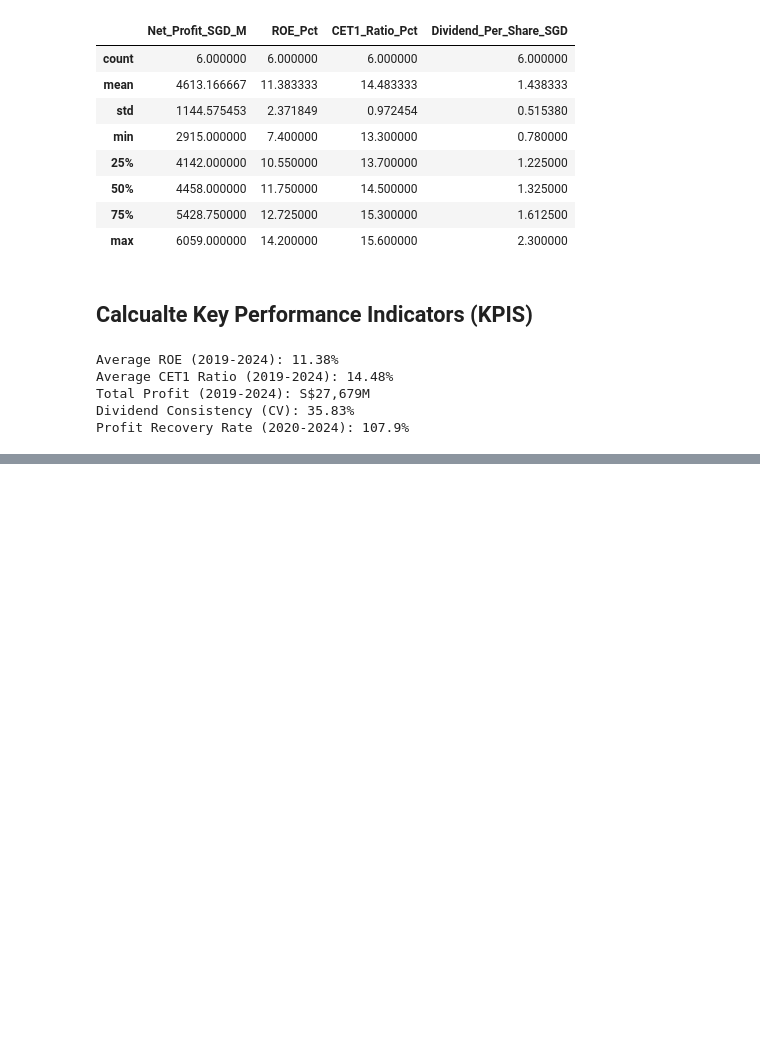
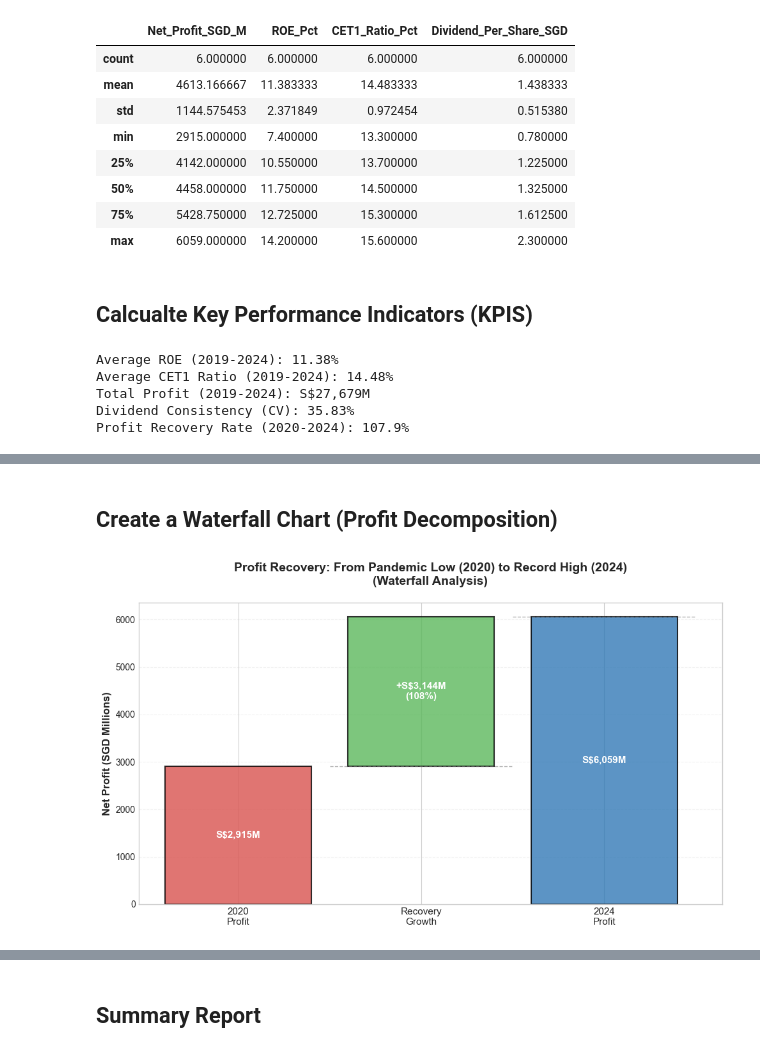
Before and after one commit to LunarScarlet/UOB-Macro-Analysis, a Jupyter notebook: UOBEDAP1.ipynb, the cells around one changed output, grey strips where cells are left out. Saved outputs shown, nothing was run; the diff lists cells and outputs as text; code cells hidden in the pictures; blank space fills up the shorter version.

```diff
--- a/UOBEDAP1.ipynb
+++ b/UOBEDAP1.ipynb
@@ -243,0 +890,77 @@ Profit Recovery Rate (2020-2024): 107.9%
+# %% [markdown]
+## Create a Waterfall Chart (Profit Decomposition)
+# %%
+import matplotlib.pyplot as plt
+
+# ────────────────────────────────────────────────────────────────────────────────
+# Waterfall Chart: Profit Recovery from 2020 (Pandemic Low) to 2024 (High)
+# ────────────────────────────────────────────────────────────────────────────────
+profit_2020 = uob_df.loc[2020, 'Net_Profit_SGD_M']
+profit_2024 = uob_df.loc[2024, 'Net_Profit_SGD_M']
+profit_change = profit_2024 - profit_2020
+
+fig, ax = plt.subplots(figsize=(10, 6))
+
+# Waterfall data (simple 3-step version)
+categories = ['2020\nProfit', 'Recovery\nGrowth', '2024\nProfit']
+values     = [profit_2020, profit_change, profit_2024]
+cumulative = [profit_2020, profit_2024, profit_2024]   # for positioning
+
+# Bar colors: red (starting low), green (positive contribution), blue (ending total)
+colors_waterfall = ['#d9534f', '#5cb85c', '#337ab7']
+
+for i, (cat, val, cum) in enumerate(zip(categories, values, cumulative)):
+    if i == 0:
+        # Starting bar (absolute value)
+        ax.bar(i, val, color=colors_waterfall[i], alpha=0.8, edgecolor='black', linewidth=1.5)
+    elif i == 1:
+        # Contribution bar (floating on top of starting value)
+        ax.bar(i, val, bottom=profit_2020, color=colors_waterfall[i], alpha=0.8,
+               edgecolor='black', linewidth=1.5)
+    else:
+        # Ending total bar (full height again for clarity)
+        ax.bar(i, val, color=colors_waterfall[i], alpha=0.8, edgecolor='black', linewidth=1.5)
+
+# Add value labels with smart positioning
+for i, (cat, val) in enumerate(zip(categories, values)):
+    if i == 0:
+        ax.text(i, val / 2, f'S${val:,.0f}M', ha='center', va='center',
+                fontsize=11, fontweight='bold', color='white')
+    elif i == 1:
+        ax.text(i, profit_2020 + val / 2,
+                f'+S${val:,.0f}M\n({(val / profit_2020) * 100:.0f}%)',
+                ha='center', va='center', fontsize=11, fontweight='bold', color='white')
+    else:
+        ax.text(i, val / 2, f'S${val:,.0f}M', ha='center', va='center',
+                fontsize=11, fontweight='bold', color='white')
+
+# Styling
+ax.set_xticks(range(len(categories)))
+ax.set_xticklabels(categories, fontsize=11)
+ax.set_ylabel('Net Profit (SGD Millions)', fontweight='bold', fontsize=12)
+ax.set_title('Profit Recovery: From Pandemic Low (2020) to Record High (2024)\n'
+             '(Waterfall Analysis)',
+             fontsize=14, fontweight='bold', pad=20)
+ax.grid(True, alpha=0.25, axis='y', linestyle='--')
+
+# Optional: Add connecting lines between bars for classic waterfall look
+ax.plot([0.5, 1.5], [profit_2020, profit_2020], color='gray', linestyle='--', alpha=0.6, linewidth=1)
+ax.plot([1.5, 2.5], [profit_2024, profit_2024], color='gray', linestyle='--', alpha=0.6, linewidth=1)
+
+plt.tight_layout()
+plt.show()
+
+print("\n✓ Waterfall chart created successfully!")
+
+print(f"""
+EXPLANATION & STORY:
+• 2020 (red): Pandemic low point — S${profit_2020:,.0f}M
+• Recovery Growth (green): +S${profit_change:,.0f}M (+{(profit_change / profit_2020) * 100:.0f}% rebound)
+• 2024 (blue): Record high — S${profit_2024:,.0f}M
+
+This simple waterfall tells UOB's resilience narrative in one glance:
+Strong comeback after 2020, driven by regional recovery, wealth management,
+and strategic acquisitions (e.g., Citi integration).
+""")
+# %% [output]
+[figure, added]
@@ -243,0 +977,2 @@ Profit Recovery Rate (2020-2024): 107.9%
+# %% [markdown]
+## Summary Report
```
Also changed, not shown: parts of 23 cells of this notebook, 2 other files.
